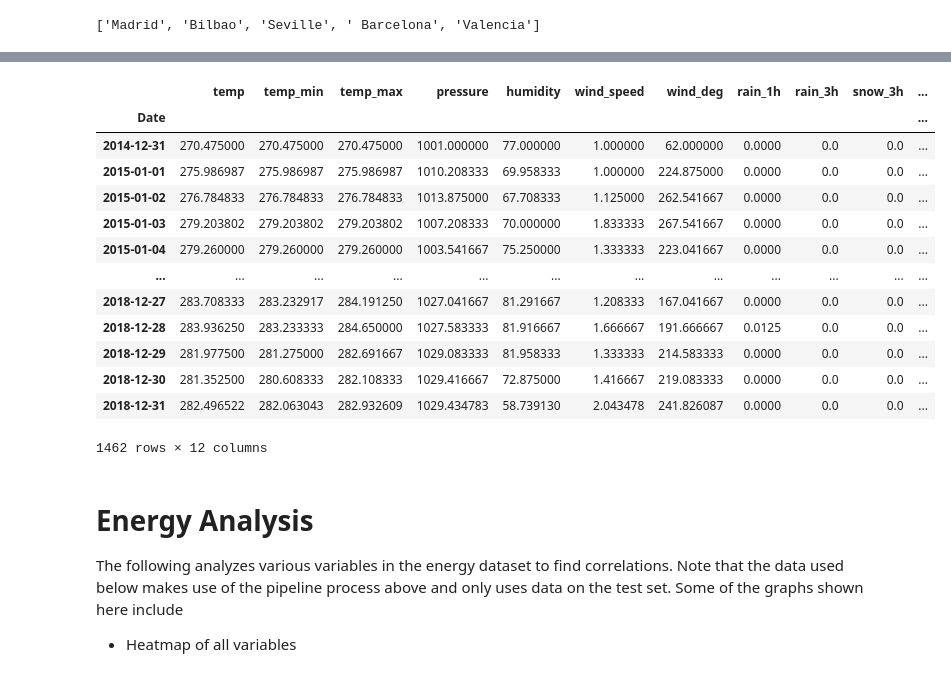
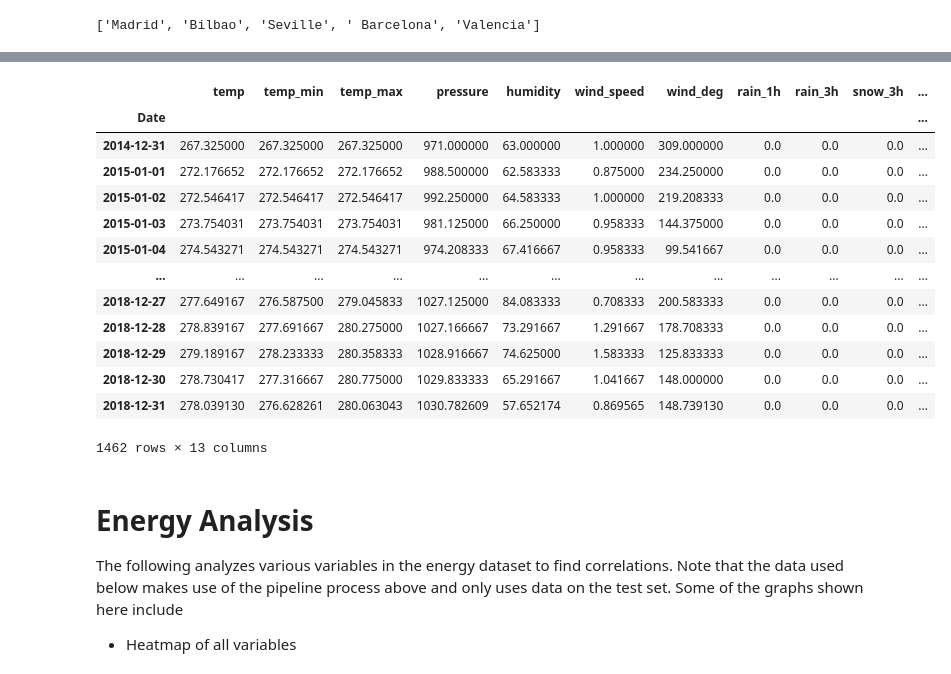
Before and after one commit to LunarZephyr/ECS171_Project, a Jupyter notebook: EDA/Hashim/EDA.ipynb, the cells around one changed output, grey strips where cells are left out. Cells and saved outputs as stored; diff of their text form; code cells hidden in the pictures.

```diff
--- a/EDA/Hashim/EDA.ipynb
+++ b/EDA/Hashim/EDA.ipynb
@@ -114,14 +114,16 @@ from sklearn.base import BaseEstimator, TransformerMixin
 
 # Create our custom transformer for computing statistics per city
 class StatsPeriod(BaseEstimator, TransformerMixin):
-    def __init__(self, period="M", drop=False, dates_col="Dates", category="city_name", by_category=False, aggregate="mean", drop_dups=None):
+    def __init__(self, period="M", drop=False, dates_col="Dates", category="city_name", by_category=False,
+                 aggregate="mean", drop_dups=None):
         self.period = period
         self.drop = drop
         self.dates_col = dates_col
         self.category = category
-        self.by_category=by_category
+        self.by_category = by_category
         self.aggregate = aggregate
         self.drop_dups = drop_dups
+
     def fit(self, x, y=None):
         return self
 
@@ -144,7 +146,7 @@ class StatsPeriod(BaseEstimator, TransformerMixin):
     # Combines a dataframes date indices through some period by some metric
     def combine(self, df):
         if self.aggregate == "mean":
-            return df.groupby("Date").mean() # append the dataframe to the datasets array
+            return df.groupby("Date").mean()  # append the dataframe to the datasets array
         elif self.aggregate == "sum":
             return df.groupby("Date").sum()
         return df.groupby("Date").sum()
@@ -153,13 +155,13 @@ class StatsPeriod(BaseEstimator, TransformerMixin):
         # If we are organizing by city, do so
         if self.by_category:
             cats = self.getCategories(x)
-            datasets = {} # Dictionary to hold our data
+            datasets = []  # Dictionary to hold our data
 
             # Compute a dataframe for each city
             for item in cats:
                 # Get the dataframe only associated with a particular city
                 bool_array = x[self.category] == item
-                df = x[bool_array].copy()   # Ensure to create a copy so that we aren't working with a view
+                df = x[bool_array].copy()  # Ensure to create a copy so that we aren't working with a view
 
                 # Drop any categories based on attributes
                 df = self.drop_cols(df)
@@ -169,10 +171,14 @@ class StatsPeriod(BaseEstimator, TransformerMixin):
 
                 # Convert dataset to specific period and compute mean based on period
                 df_numeric["Date"] = df_numeric["Date"].dt.to_period(self.period)
-                datasets[item] = self.combine(df_numeric)
-            return datasets # Return our datasets
+                df_numeric = self.combine(df_numeric)
+                print(x[self.category][bool_array])
+                df_numeric[self.category] = item
+                datasets.append(df_numeric)
+            return datasets
         else:
             # Drop any rows that contain any missing data
+            datasets = []
             df = x.copy()
             # Drop any categories based on attributes
             df = self.drop_cols(df)
@@ -182,7 +188,8 @@ class StatsPeriod(BaseEstimator, TransformerMixin):
 
             # Convert dataset to specific period and compute mean based on period
             df_numeric["Date"] = df_numeric["Date"].dt.to_period(self.period)
-            return self.combine(df_numeric)
+            datasets.append(self.combine(df_numeric))
+            return datasets
 # %%
 # Custom transformer to drop specific columns
 class DropCols(BaseEstimator, TransformerMixin):
@@ -224,20 +249,20 @@ price_daily_average = price_period_pipeline.fit_transform(energy_dataset)[["pric
 # %%
-city_weather_month["Valencia"]
+city_weather_month[0]
 # %% [output]
 |  | temp | temp_min | temp_max | pressure | humidity | wind_speed | wind_deg | rain_1h | rain_3h | snow_3h | ... |
 | Date |  |  |  |  |  |  |  |  |  |  | ... |
-| 2014-12-31 | 270.475000 | 270.475000 | 270.475000 | 1001.000000 | 77.000000 | 1.000000 | 62.000000 | 0.0000 | 0.0 | 0.0 | ... |
-| 2015-01-01 | 275.986987 | 275.986987 | 275.986987 | 1010.208333 | 69.958333 | 1.000000 | 224.875000 | 0.0000 | 0.0 | 0.0 | ... |
-| 2015-01-02 | 276.784833 | 276.784833 | 276.784833 | 1013.875000 | 67.708333 | 1.125000 | 262.541667 | 0.0000 | 0.0 | 0.0 | ... |
-| 2015-01-03 | 279.203802 | 279.203802 | 279.203802 | 1007.208333 | 70.000000 | 1.833333 | 267.541667 | 0.0000 | 0.0 | 0.0 | ... |
-| 2015-01-04 | 279.260000 | 279.260000 | 279.260000 | 1003.541667 | 75.250000 | 1.333333 | 223.041667 | 0.0000 | 0.0 | 0.0 | ... |
+| 2014-12-31 | 267.325000 | 267.325000 | 267.325000 | 971.000000 | 63.000000 | 1.000000 | 309.000000 | 0.0 | 0.0 | 0.0 | ... |
+| 2015-01-01 | 272.176652 | 272.176652 | 272.176652 | 988.500000 | 62.583333 | 0.875000 | 234.250000 | 0.0 | 0.0 | 0.0 | ... |
+| 2015-01-02 | 272.546417 | 272.546417 | 272.546417 | 992.250000 | 64.583333 | 1.000000 | 219.208333 | 0.0 | 0.0 | 0.0 | ... |
+| 2015-01-03 | 273.754031 | 273.754031 | 273.754031 | 981.125000 | 66.250000 | 0.958333 | 144.375000 | 0.0 | 0.0 | 0.0 | ... |
+| 2015-01-04 | 274.543271 | 274.543271 | 274.543271 | 974.208333 | 67.416667 | 0.958333 | 99.541667 | 0.0 | 0.0 | 0.0 | ... |
 | ... | ... | ... | ... | ... | ... | ... | ... | ... | ... | ... | ... |
-| 2018-12-27 | 283.708333 | 283.232917 | 284.191250 | 1027.041667 | 81.291667 | 1.208333 | 167.041667 | 0.0000 | 0.0 | 0.0 | ... |
-| 2018-12-28 | 283.936250 | 283.233333 | 284.650000 | 1027.583333 | 81.916667 | 1.666667 | 191.666667 | 0.0125 | 0.0 | 0.0 | ... |
-| 2018-12-29 | 281.977500 | 281.275000 | 282.691667 | 1029.083333 | 81.958333 | 1.333333 | 214.583333 | 0.0000 | 0.0 | 0.0 | ... |
-| 2018-12-30 | 281.352500 | 280.608333 | 282.108333 | 1029.416667 | 72.875000 | 1.416667 | 219.083333 | 0.0000 | 0.0 | 0.0 | ... |
-| 2018-12-31 | 282.496522 | 282.063043 | 282.932609 | 1029.434783 | 58.739130 | 2.043478 | 241.826087 | 0.0000 | 0.0 | 0.0 | ... |
+| 2018-12-27 | 277.649167 | 276.587500 | 279.045833 | 1027.125000 | 84.083333 | 0.708333 | 200.583333 | 0.0 | 0.0 | 0.0 | ... |
+| 2018-12-28 | 278.839167 | 277.691667 | 280.275000 | 1027.166667 | 73.291667 | 1.291667 | 178.708333 | 0.0 | 0.0 | 0.0 | ... |
+| 2018-12-29 | 279.189167 | 278.233333 | 280.358333 | 1028.916667 | 74.625000 | 1.583333 | 125.833333 | 0.0 | 0.0 | 0.0 | ... |
+| 2018-12-30 | 278.730417 | 277.316667 | 280.775000 | 1029.833333 | 65.291667 | 1.041667 | 148.000000 | 0.0 | 0.0 | 0.0 | ... |
+| 2018-12-31 | 278.039130 | 276.628261 | 280.063043 | 1030.782609 | 57.652174 | 0.869565 | 148.739130 | 0.0 | 0.0 | 0.0 | ... |
-1462 rows × 12 columns
+1462 rows × 13 columns
 # %% [markdown]
 <h1>Energy Analysis</h1>
 <p>The following analyzes various variables in the energy dataset to find correlations. Note that the data used below makes use of the pipeline process above and only uses data on the test set. Some of the graphs shown here include</p>
```
Also changed, not shown: parts of 8 cells of this notebook, 1 other file.
